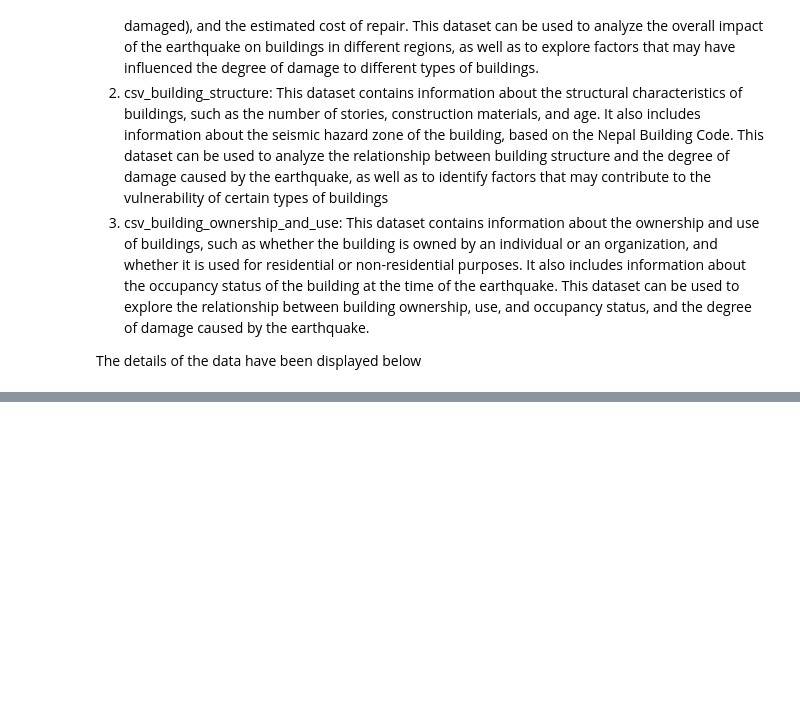
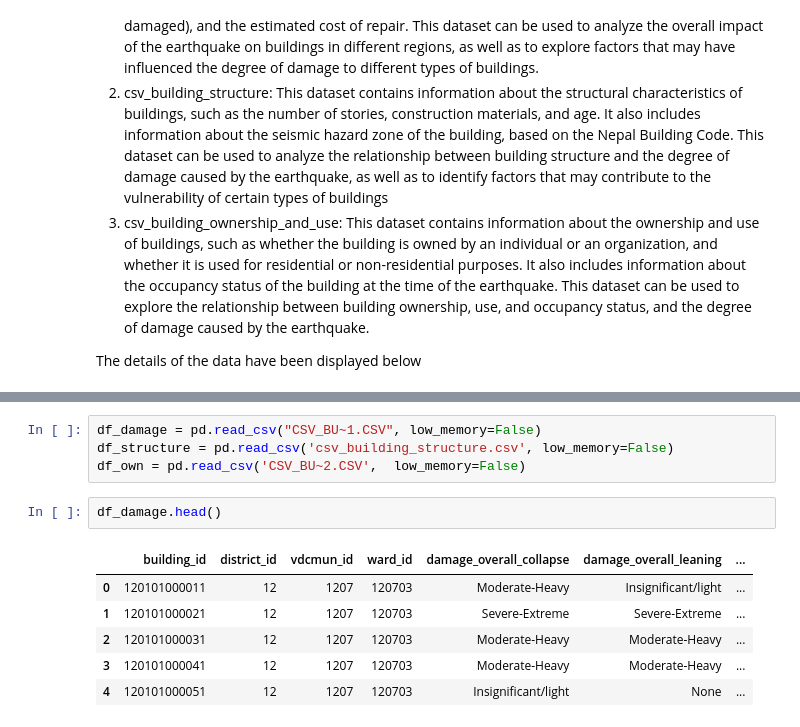
Before and after one commit to navydhara79/cs418-sp23-DarthVader, a Jupyter notebook: IDS_Progress_mid.ipynb, the cells around one changed output, grey strips where cells are left out. Cells and saved outputs as stored; diff of their text form; blank space fills up the shorter version.

```diff
--- a/IDS_Progress_mid.ipynb
+++ b/IDS_Progress_mid.ipynb
@@ -25,0 +34,13 @@ The details of the data have been displayed below
+# %%
+df_damage = pd.read_csv("CSV_BU~1.CSV", low_memory=False)
+df_structure = pd.read_csv('csv_building_structure.csv', low_memory=False)
+df_own = pd.read_csv('CSV_BU~2.CSV',  low_memory=False)
+# %%
+df_damage.head()
+# %% [output]
+|  | building_id | district_id | vdcmun_id | ward_id | damage_overall_collapse | damage_overall_leaning | ... |
+| 0 | 120101000011 | 12 | 1207 | 120703 | Moderate-Heavy | Insignificant/light | ... |
+| 1 | 120101000021 | 12 | 1207 | 120703 | Severe-Extreme | Severe-Extreme | ... |
+| 2 | 120101000031 | 12 | 1207 | 120703 | Moderate-Heavy | Moderate-Heavy | ... |
+| 3 | 120101000041 | 12 | 1207 | 120703 | Moderate-Heavy | Moderate-Heavy | ... |
+| 4 | 120101000051 | 12 | 1207 | 120703 | Insignificant/light | None | ... |
```
Also changed, not shown: parts of 5 cells of this notebook.
